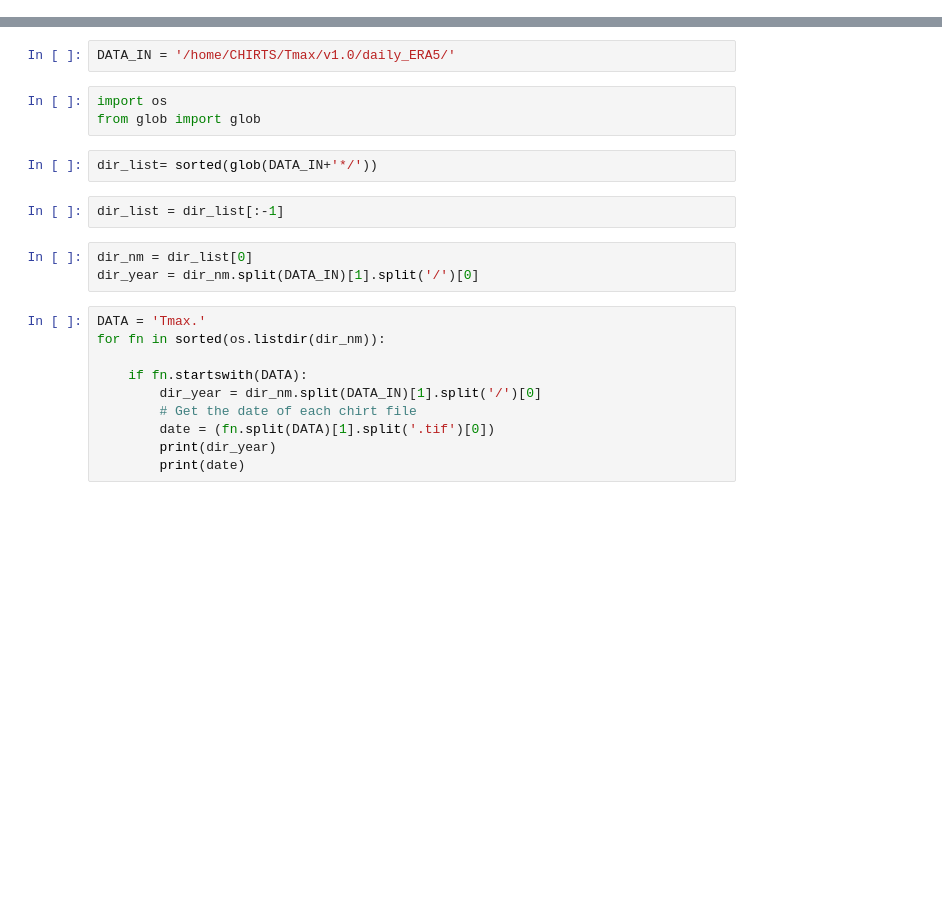
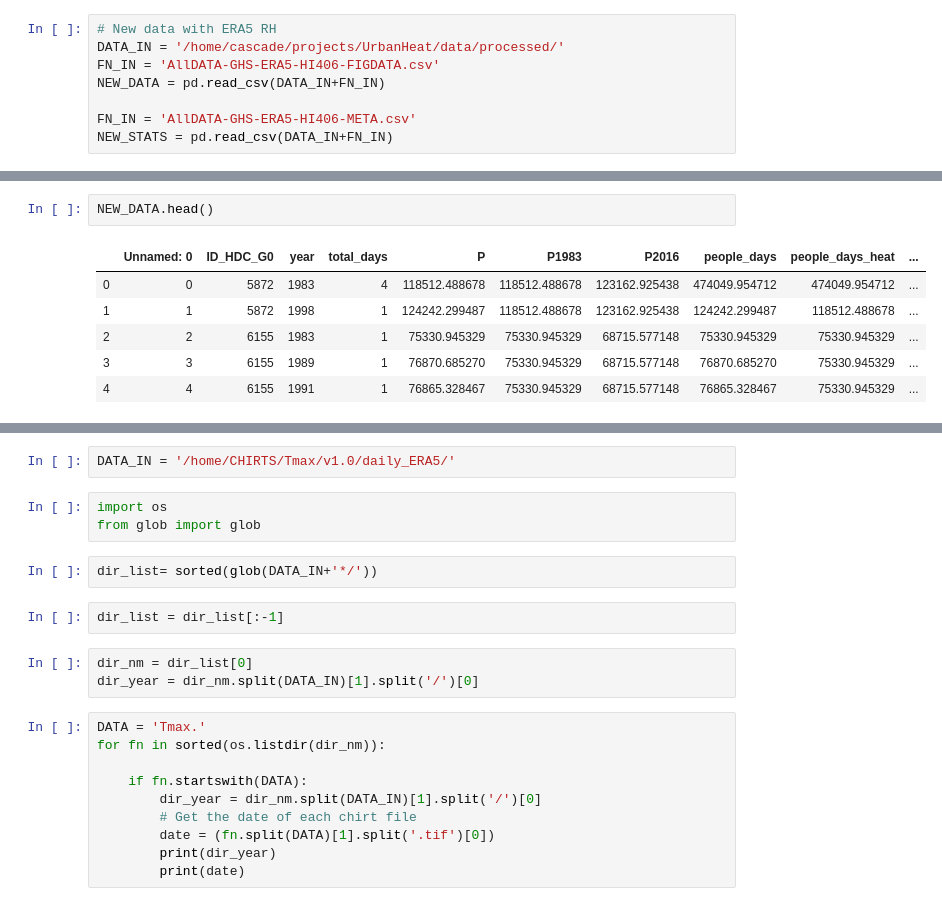
Before and after one commit to ecohydro/GlobalUrbanHeat, a Jupyter notebook: Notebooks/Cascade_Scratch/cpt_ERA5_playspace.ipynb, the cells around one changed output, grey strips where cells are left out. Saved outputs shown, nothing was run; the diff lists cells and outputs as text; blank space fills up the shorter version.

```diff
--- a/Notebooks/Cascade_Scratch/cpt_ERA5_playspace.ipynb
+++ b/Notebooks/Cascade_Scratch/cpt_ERA5_playspace.ipynb
@@ -0,0 +66,8 @@
+# %%
+# New data with ERA5 RH
+DATA_IN = '/home/cascade/projects/UrbanHeat/data/processed/'
+FN_IN = 'AllDATA-GHS-ERA5-HI406-FIGDATA.csv'
+NEW_DATA = pd.read_csv(DATA_IN+FN_IN)
+
+FN_IN = 'AllDATA-GHS-ERA5-HI406-META.csv'
+NEW_STATS = pd.read_csv(DATA_IN+FN_IN)
@@ -0,0 +91,9 @@
+# %%
+NEW_DATA.head()
+# %% [output]
+|  | Unnamed: 0 | ID_HDC_G0 | year | total_days | P | P1983 | P2016 | people_days | people_days_heat | ... |
+| 0 | 0 | 5872 | 1983 | 4 | 118512.488678 | 118512.488678 | 123162.925438 | 474049.954712 | 474049.954712 | ... |
+| 1 | 1 | 5872 | 1998 | 1 | 124242.299487 | 118512.488678 | 123162.925438 | 124242.299487 | 118512.488678 | ... |
+| 2 | 2 | 6155 | 1983 | 1 | 75330.945329 | 75330.945329 | 68715.577148 | 75330.945329 | 75330.945329 | ... |
+| 3 | 3 | 6155 | 1989 | 1 | 76870.685270 | 75330.945329 | 68715.577148 | 76870.685270 | 75330.945329 | ... |
+| 4 | 4 | 6155 | 1991 | 1 | 76865.328467 | 75330.945329 | 68715.577148 | 76865.328467 | 75330.945329 | ... |
```
Also changed, not shown: parts of 31 cells of this notebook, 8 other files.
